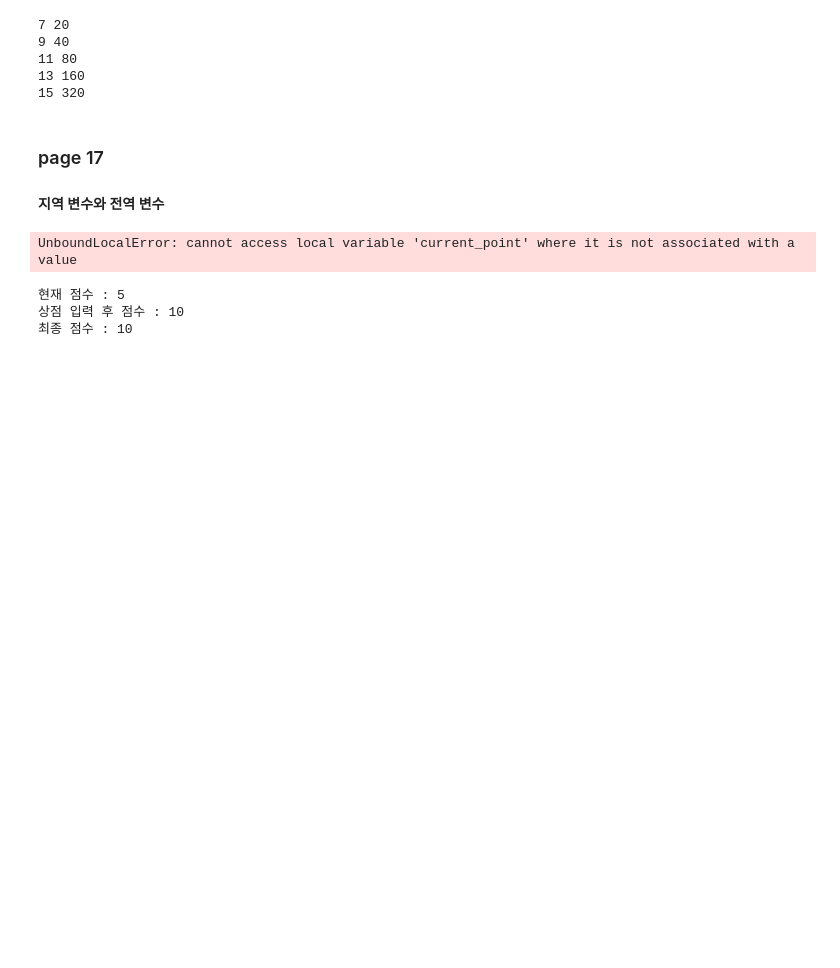
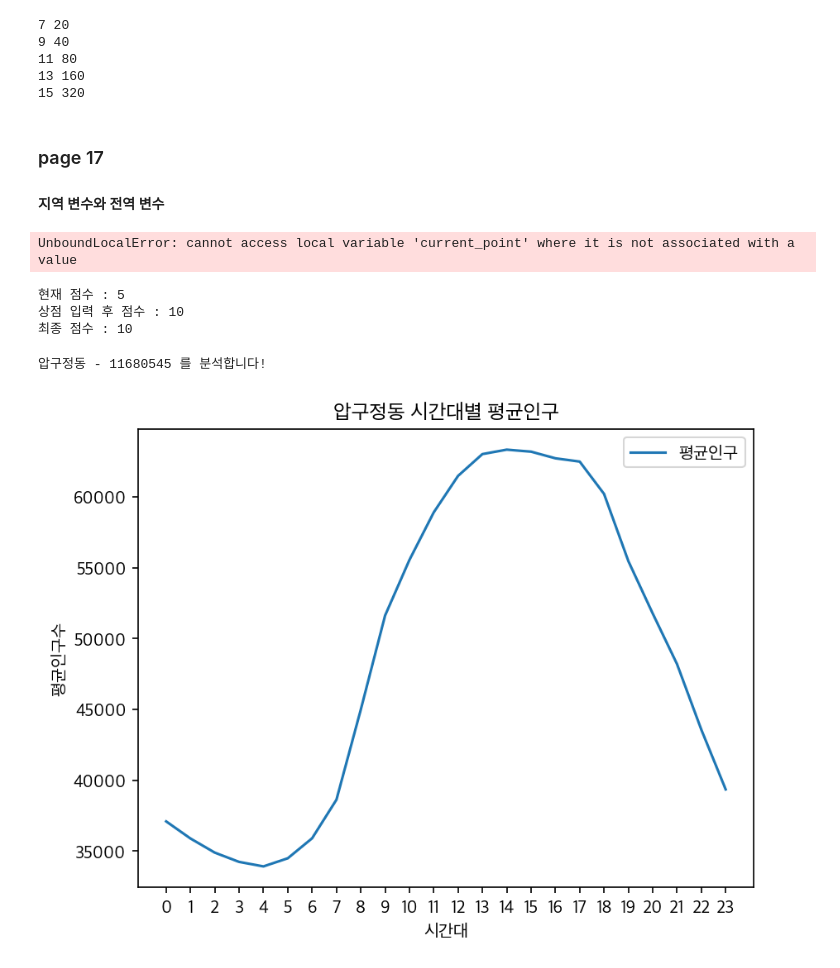
Before and after one commit to saintlee83/Univ_Programming1, a Jupyter notebook: Lectures/midterm/Lecture_13.ipynb, the cells around one changed output. Cells and saved outputs as stored; diff of their text form; code cells hidden in the pictures; blank space fills up the shorter version.

```diff
--- a/Lectures/midterm/Lecture_13.ipynb
+++ b/Lectures/midterm/Lecture_13.ipynb
@@ -220,0 +257,66 @@ print('최종 점수 :', current_point)
+# %%
+# 행정동 코드 검색 함수
+def dong_search(dong_name):
+    # code_data의 각 행(row)을 순회하며 행정동 이름 검색
+    for row in code_data:
+        # row[-1]: 행의 마지막 열 = 행정동 이름
+        # 입력받은 행정동 이름과 일치하는 행을 찾음
+        if row[-1] == dong_name:
+            # row[1]: 해당 행의 두 번째 열 = 행정동 코드 (숫자)
+            code = row[1]
+            # 찾은 행정동 이름과 코드를 출력
+            print(dong_name, '-', code, '를 분석합니다!')
+            # 행정동 코드 반환
+            return code
+
+
+# 시간대별 평균인구 분석 함수
+def analysis1(dong_name, dong_code):
+    # 3-1. 입력된 행정동의 시간대별 평균인구 구하기
+    # 24시간 각 시간대별 인구수를 저장할 리스트 초기화
+    population = [0 for i in range(24)]
+
+    # data의 각 행(row)을 순회하며 해당 행정동의 데이터만 추출
+    for row in data:
+        # row[2]: 행정동 코드, 입력받은 행정동 코드와 일치하는지 확인
+        if row[2] == dong_code:
+            # row[1]: 시간대 (0~23), row[3]: 해당 시간대의 인구수
+            time, p = row[1], row[3]
+            # 해당 시간대의 인구수를 누적
+            population[time] += p
+
+    # 12월 31일간의 누적 인구수를 평균으로 변환
+    population = [p/31 for p in population]
+
+    # 3-2. 3-1에서 구한 평균인구 리스트로 꺾은선 그래프 그리기
+    # 그래프 함수에 전달하기 위해 2차원 리스트로 변환
+    population = [population]
+    labels = ['평균인구']
+    title = dong_name + ' 시간대별 평균인구'
+    graph_plot(popu_list=population, label_list=labels, graph_title=title)
+
+
+# 그래프 출력 함수
+import matplotlib.pyplot as plt
+
+def graph_plot(popu_list, label_list, graph_title):
+    plt.figure(dpi=150)
+    plt.rc('font', family='Apple SD Gothic Neo')
+    plt.title(graph_title)
+    for i in range(len(popu_list)):
+        plt.plot(range(24), popu_list[i], label=label_list[i])
+    plt.legend()
+    plt.xlabel('시간대')
+    plt.ylabel('평균인구수')
+    plt.xticks(range(24), range(24))
+    plt.show()
+
+
+# 메인 실행 코드
+data, code_data = file_open()
+input_name = input('핫플레이스가 위치한 행정동을 입력하세요 --> ')
+input_code = dong_search(input_name)
+analysis1(dong_name=input_name, dong_code=input_code)
+# %% [output]
+압구정동 - 11680545 를 분석합니다!
+[figure, added]
```
Also changed, not shown: parts of 12 cells of this notebook, 1 other file.
